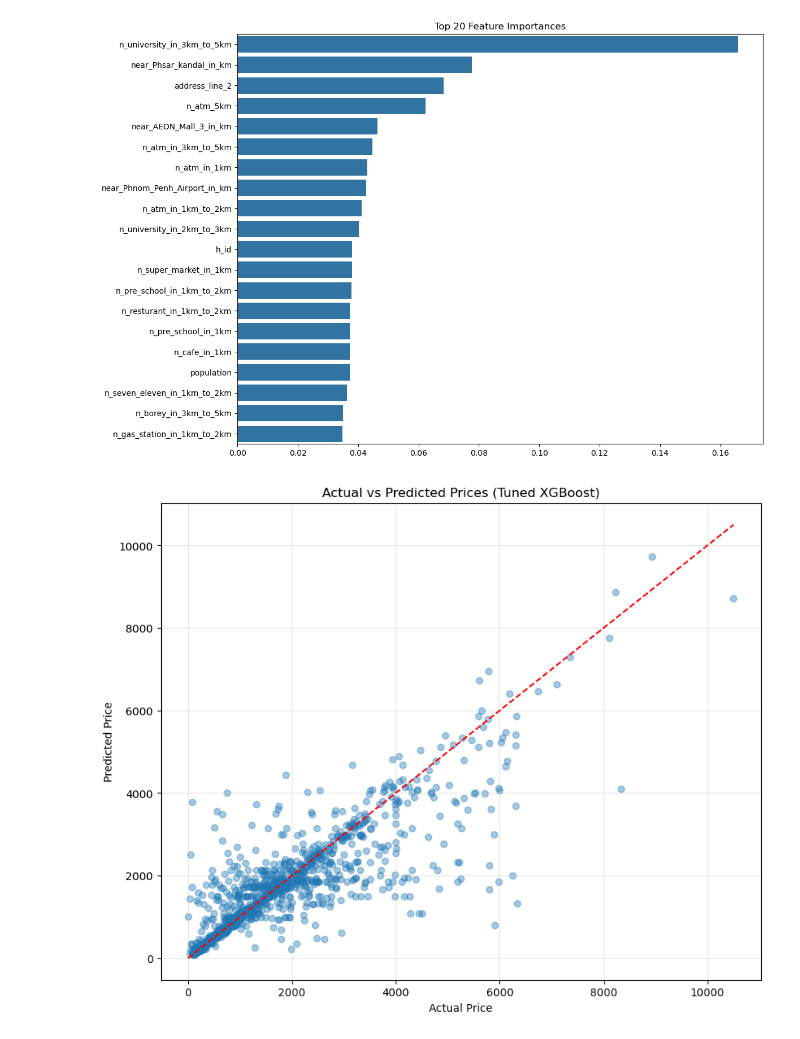
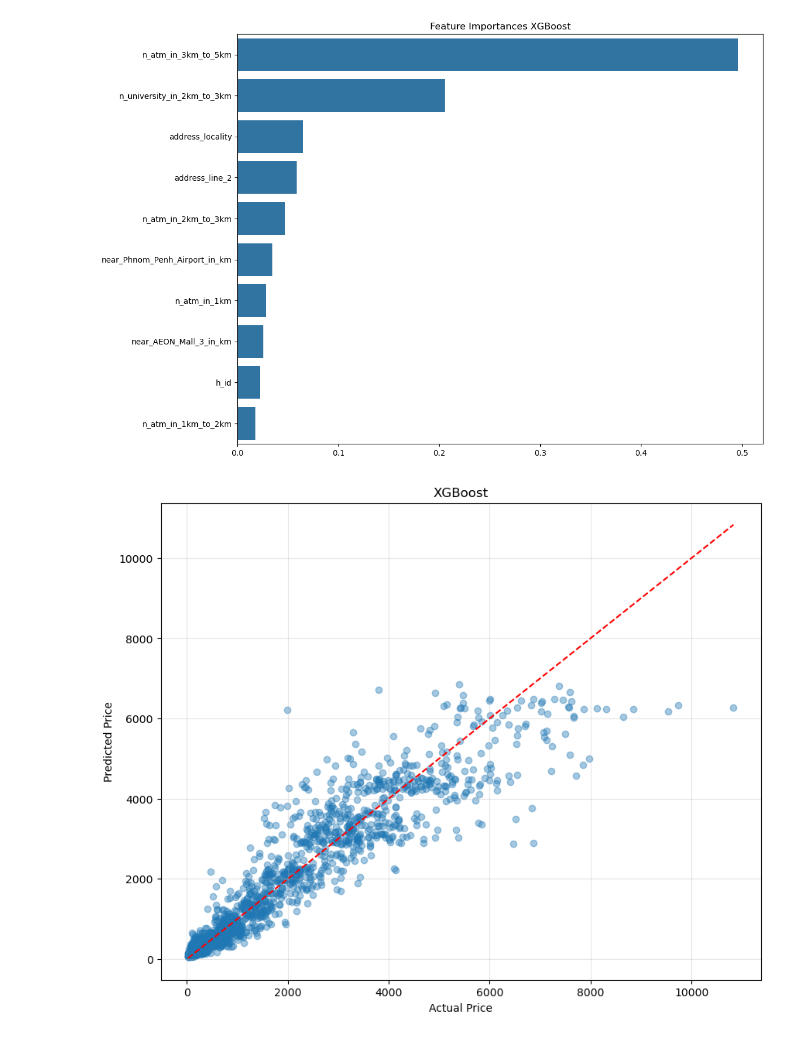
Before and after one commit to zinhour10/real_estate_price_prediction, a Jupyter notebook: notebooks/model_training/xgboost/xgboost_model_training_v5.ipynb, the cells around one changed output. Drawn from its saved outputs; the diff is of its cells as text; code cells hidden in the pictures.

```diff
--- a/notebooks/model_training/xgboost/xgboost_model_training_v5.ipynb
+++ b/notebooks/model_training/xgboost/xgboost_model_training_v5.ipynb
@@ -135,0 +32,26 @@ OrderedDict([('colsample_bytree', 0.9434827983672396), ('gamma', 0.3253578591229
+# %%
+params = {
+    'objective': 'reg:absoluteerror',
+    'tree_method': 'hist',
+    'random_state': 42,
+    'n_jobs': -1,
+    'n_estimators': 150,
+    'early_stopping_rounds': 50,
+    'eval_metric': 'mae',
+    'learning_rate': 0.07,
+    'max_depth': 5,
+    'min_child_weight': 10,
+    'subsample': 0.9,
+    'colsample_bytree': 0.8,
+    'gamma': 0.4,
+    'reg_alpha': 1.8,
+    'reg_lambda': 0.1
+}
+# %%
+model = XGBRegressor(**params)
+# %%
+model.fit(
+    X_train_main_noisy, y_train_main,
+    eval_set=[(X_val, y_val)],
+    verbose=100
+)
@@ -136,7 +73,5 @@ OrderedDict([('colsample_bytree', 0.9434827983672396), ('gamma', 0.3253578591229
 # %%
-best_xgb = opt.best_estimator_
-# Train final model on full training data with early stopping
-best_xgb.fit(
+model.fit(
     X_train, y_train,
     eval_set=[(X_val, y_val)],
     verbose=100
@@ -204,26 +124,23 @@ Avg Price: 1575.02
 # %%
-feature_importance = best_xgb.feature_importances_
+feature_importance = model.feature_importances_
 sorted_idx = np.argsort(feature_importance)[::-1]
 sorted_features = [X.columns[i] for i in sorted_idx]
 
 plt.figure(figsize=(12, 8))
-sns.barplot(x=feature_importance[sorted_idx][:20], y=sorted_features[:20])
-plt.title('Top 20 Feature Importances')
+sns.barplot(x=feature_importance[sorted_idx][:10], y=sorted_features[:10])
+plt.title('Feature Importances XGBoost')
 plt.tight_layout()
-plt.savefig("xgboost_feature_importances.png", dpi=300)
 plt.show()
 # %% [output]
-[figure, old version]
+[figure, new version]
 # %%
-# Actual vs Predicted Plot
 plt.figure(figsize=(10, 8))
 plt.scatter(y_test, y_pred_test, alpha=0.4)
 plt.plot([y_test.min(), y_test.max()], [y_test.min(), y_test.max()], 'r--')
 plt.xlabel("Actual Price")
 plt.ylabel("Predicted Price")
-plt.title("Actual vs Predicted Prices (Tuned XGBoost)")
+plt.title("XGBoost")
 plt.grid(alpha=0.3)
-plt.savefig("tuned_xgboost_actual_vs_predicted.png", dpi=300)
 plt.show()
 # %% [output]
-[figure, old version]
+[figure, new version]
```
Also changed, not shown: parts of 20 cells of this notebook, 40 other files.
